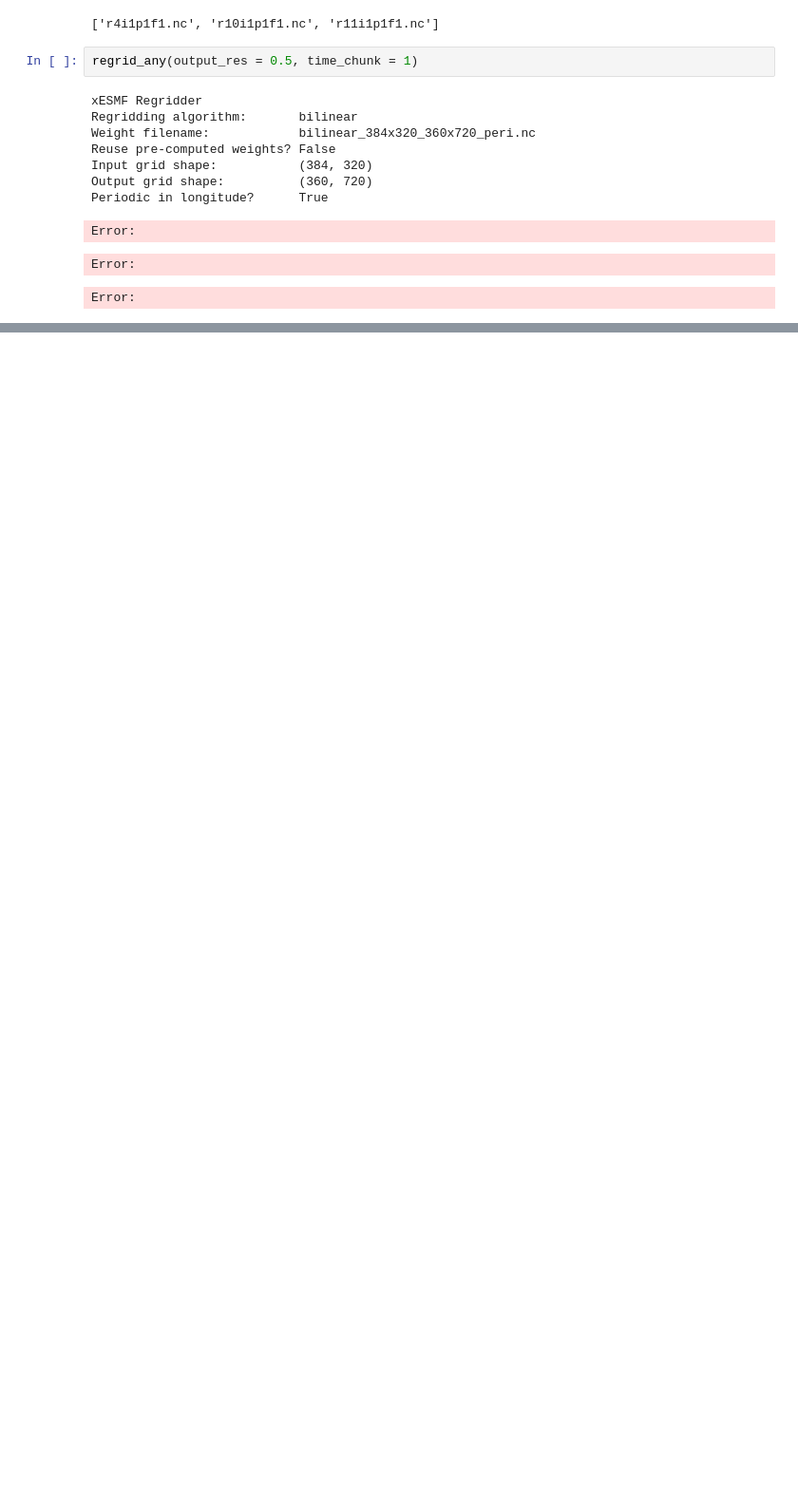
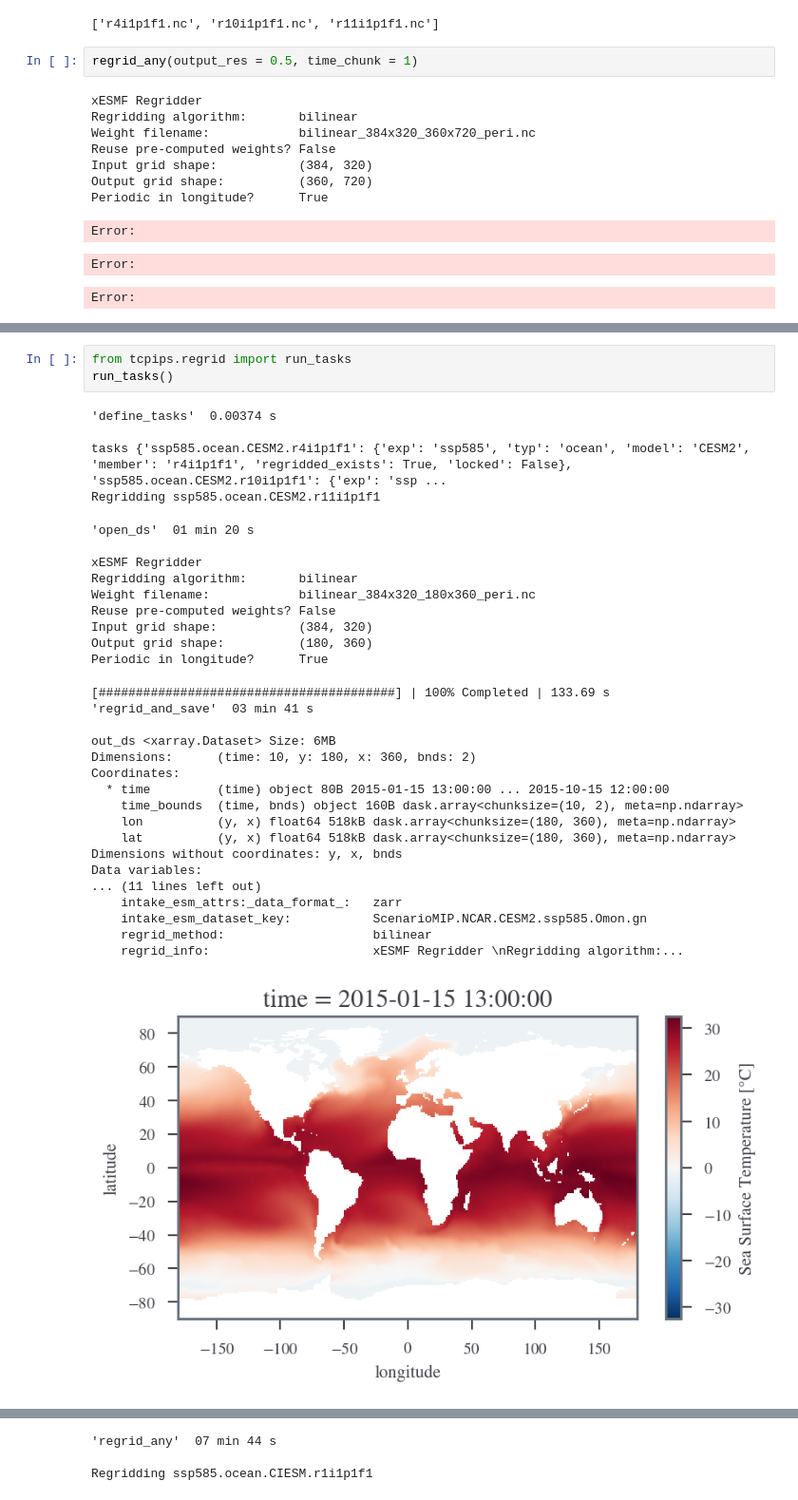
Before and after one commit to sdat2/PotentialHeight, a Jupyter notebook: ipynb/05-30-regrid.ipynb, the cells around one changed output, grey strips where cells are left out. Shown at 95% size. Saved outputs shown, nothing was run; the diff lists cells and outputs as text; blank space fills up the shorter version.

Commit message:
trying to parallise regrid using dask

```diff
--- a/ipynb/05-30-regrid.ipynb
+++ b/ipynb/05-30-regrid.ipynb
@@ -248,0 +278,35 @@ Error:
+# %%
+from tcpips.regrid import run_tasks
+run_tasks()
+# %% [output]
+'define_tasks'  0.00374 s
+
+tasks {'ssp585.ocean.CESM2.r4i1p1f1': {'exp': 'ssp585', 'typ': 'ocean', 'model': 'CESM2', 'member': 'r4i1p1f1', 'regridded_exists': True, 'locked': False}, 'ssp585.ocean.CESM2.r10i1p1f1': {'exp': 'ssp ...
+Regridding ssp585.ocean.CESM2.r11i1p1f1
+'open_ds'  01 min 20 s
+
+xESMF Regridder
+Regridding algorithm:       bilinear
+Weight filename:            bilinear_384x320_180x360_peri.nc
+Reuse pre-computed weights? False
+Input grid shape:           (384, 320)
+Output grid shape:          (180, 360)
+Periodic in longitude?      True
+[########################################] | 100% Completed | 133.69 s
+'regrid_and_save'  03 min 41 s
+
+out_ds <xarray.Dataset> Size: 6MB
+Dimensions:      (time: 10, y: 180, x: 360, bnds: 2)
+Coordinates:
+  * time         (time) object 80B 2015-01-15 13:00:00 ... 2015-10-15 12:00:00
+    time_bounds  (time, bnds) object 160B dask.array<chunksize=(10, 2), meta=np.ndarray>
+    lon          (y, x) float64 518kB dask.array<chunksize=(180, 360), meta=np.ndarray>
+    lat          (y, x) float64 518kB dask.array<chunksize=(180, 360), meta=np.ndarray>
+Dimensions without coordinates: y, x, bnds
+Data variables:
+... (11 lines left out)
+    intake_esm_attrs:_data_format_:   zarr
+    intake_esm_dataset_key:           ScenarioMIP.NCAR.CESM2.ssp585.Omon.gn
+    regrid_method:                    bilinear
+    regrid_info:                      xESMF Regridder \nRegridding algorithm:...
+[figure, added]
@@ -248,0 +314,3 @@ Error:
+'regrid_any'  07 min 44 s
+
+Regridding ssp585.ocean.CIESM.r1i1p1f1
```
Also changed, not shown: parts of 6 cells of this notebook, 2 other files.
